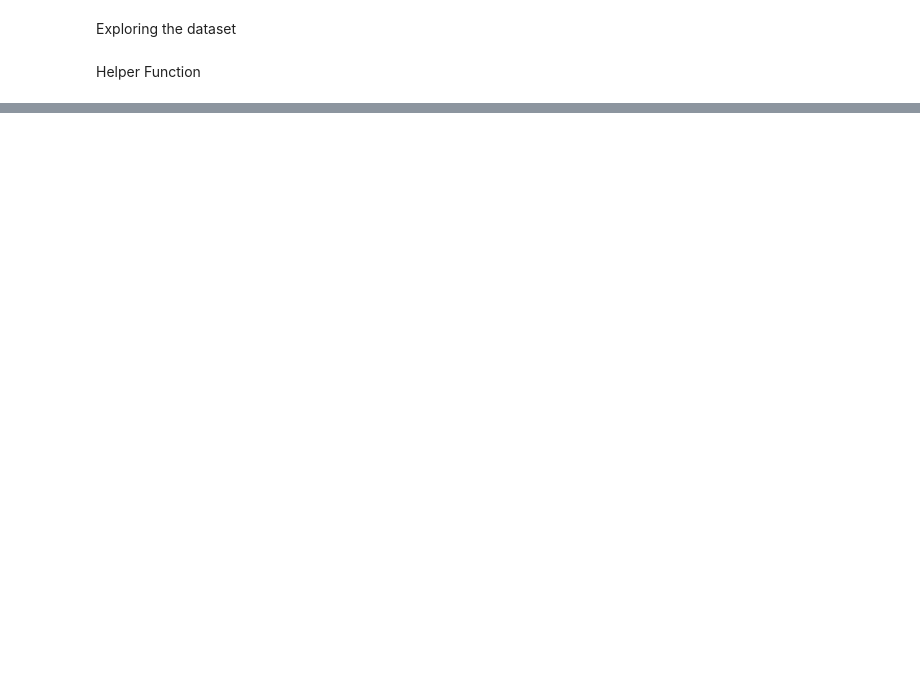
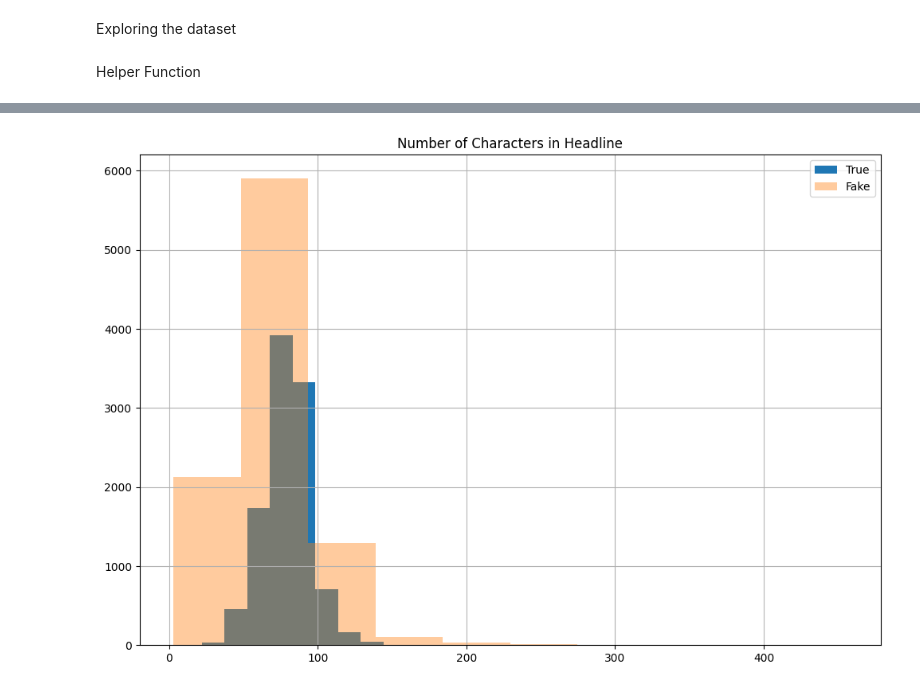
Before and after one commit to kanaishk/Fake-News-Detection, a Jupyter notebook: EDA.ipynb, the cells around one changed output, grey strips where cells are left out. Saved outputs shown, nothing was run; the diff lists cells and outputs as text; code cells hidden in the pictures; blank space fills up the shorter version.

```diff
--- a/EDA.ipynb
+++ b/EDA.ipynb
@@ -335,0 +352,6 @@ def show_hist_for_col(df, column, title):
+# %%
+df_clean['headline_len'] = df_clean.headline.str.len()
+# %%
+show_hist_for_col(df_clean, 'headline_len', 'Number of Characters in Headline')
+# %% [output]
+[figure, added]
```
Also changed, not shown: parts of 80 cells of this notebook, 8 other files.
